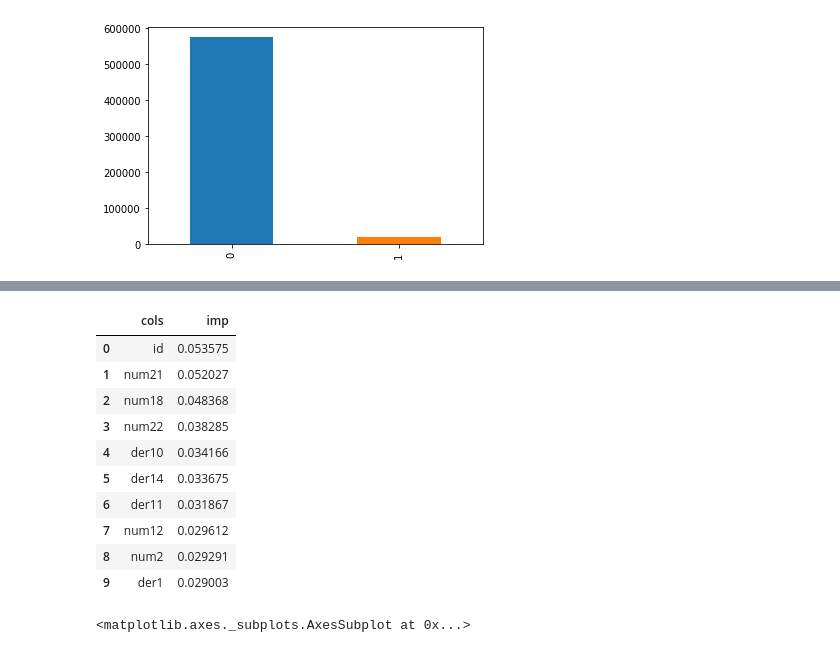
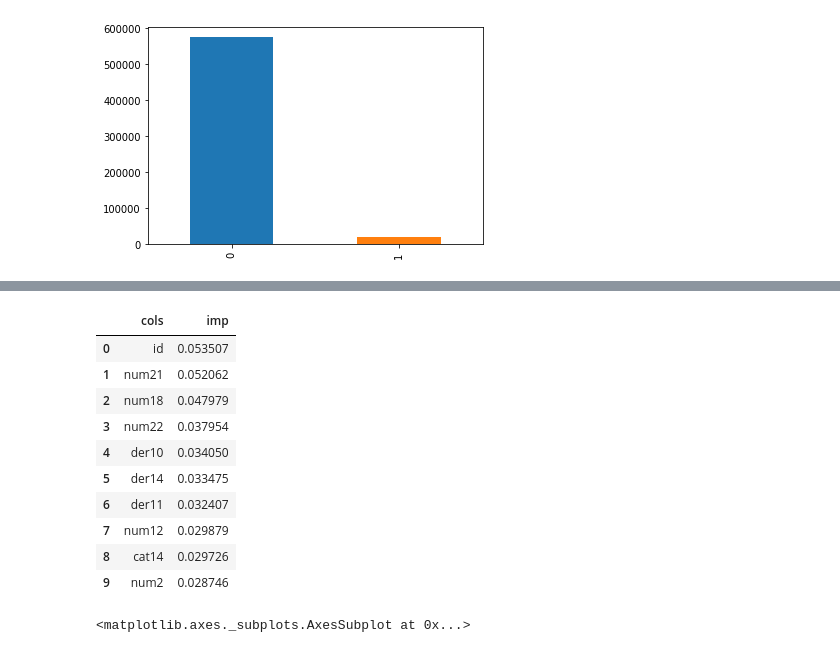
Before and after one commit to nidabp/MachineLearning, a Jupyter notebook: QuarticTest.ipynb, the cells around one changed output, grey strips where cells are left out. Drawn from its saved outputs; the diff is of its cells as text; code cells hidden in the pictures.

```diff
--- a/QuarticTest.ipynb
+++ b/QuarticTest.ipynb
@@ -226,6 +218,7 @@ def ReadyTestData(df_test,median_dict) :
     return df,ids
 # %%
 mediandict = {}
-df,y,mediandict = GetTrainData(df_train)
+depend_col = 'target'
+df_trn,mediandict = GetTrainData(df_train)
 X_test,ids = ReadyTestData(df_test,mediandict)
-df,X_test = OneHotEncode(df,X_test,7)
+df_trn,X_test = OneHotEncode(df_trn,X_test,depend_col,7)
@@ -256,3 +225,3 @@ display_all(df.head().T)
 # %%
-X_train,y_train,X_valid,y_valid = GetTrainValid(df,y,25000)
+X_train,y_train,X_valid,y_valid = GetTrainValid(df_trn,depend_col,25000)
 # %%
@@ -297,7 +266,7 @@ h.value_counts().plot(kind='bar')
 # %%
 chitestmat = list()
 for i in range(42,47) :
-    ind_chi_test = chisquare(df.iloc[:,i])
+    ind_chi_test = chisquare(df_trn.iloc[:,i])
     chitestmat.append(ind_chi_test[1])
 np.set_printoptions(formatter={'float': lambda x: "{0:0.3f}".format(x)})
 display_all(chitestmat)
@@ -306,10 +275,9 @@ display_all(chitestmat)
 # %%
-colcount = len(df.columns)
 ttestmat = np.zeros((5,5))
 for i in range(42,47) :
     for j in range(42,47) :
         if i != j :
-            ind_t_test = ttest_ind(df.iloc[:,i],df.iloc[:,j])
+            ind_t_test = ttest_ind(df_trn.iloc[:,i],df_trn.iloc[:,j])
             ttestmat[i-42][j-42] = ind_t_test[1]
 np.set_printoptions(formatter={'float': lambda x: "{0:0.3f}".format(x)})
 display_all(ttestmat)
@@ -392,18 +360,18 @@ Wall time: 1.33 s
 (0.1, 0.30000000000000004)
 # %%
-df_imp = GetImportances(predictedmodel,df); df_imp[:10]
+df_imp = GetImportances(predictedmodel,X_train); df_imp[:10]
 # %% [output]
 |  | cols | imp |
-| 0 | id | 0.053575 |
-| 1 | num21 | 0.052027 |
-| 2 | num18 | 0.048368 |
-| 3 | num22 | 0.038285 |
-| 4 | der10 | 0.034166 |
-| 5 | der14 | 0.033675 |
-| 6 | der11 | 0.031867 |
-| 7 | num12 | 0.029612 |
-| 8 | num2 | 0.029291 |
-| 9 | der1 | 0.029003 |
+| 0 | id | 0.053507 |
+| 1 | num21 | 0.052062 |
+| 2 | num18 | 0.047979 |
+| 3 | num22 | 0.037954 |
+| 4 | der10 | 0.034050 |
+| 5 | der14 | 0.033475 |
+| 6 | der11 | 0.032407 |
+| 7 | num12 | 0.029879 |
+| 8 | cat14 | 0.029726 |
+| 9 | num2 | 0.028746 |
 # %%
 df_imp.plot('cols','imp',figsize=(10,6),legend=False)
 # %% [output]
```
Also changed, not shown: parts of 16 cells of this notebook, 2 other files.
